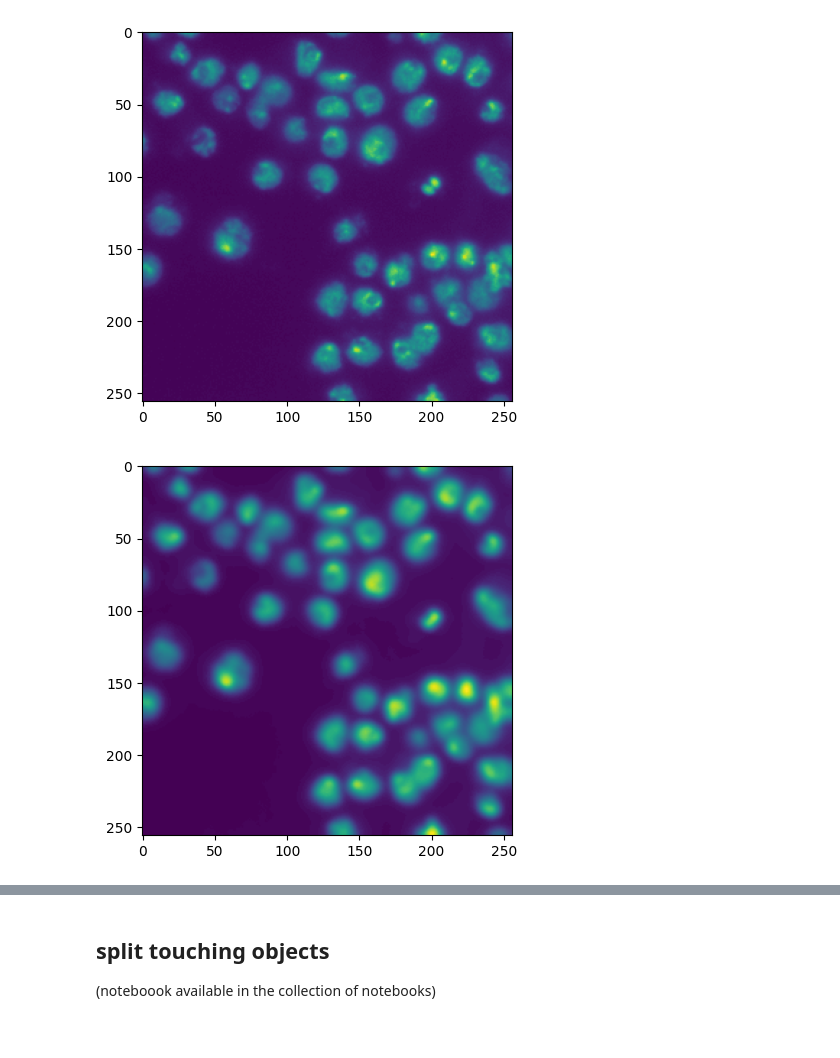
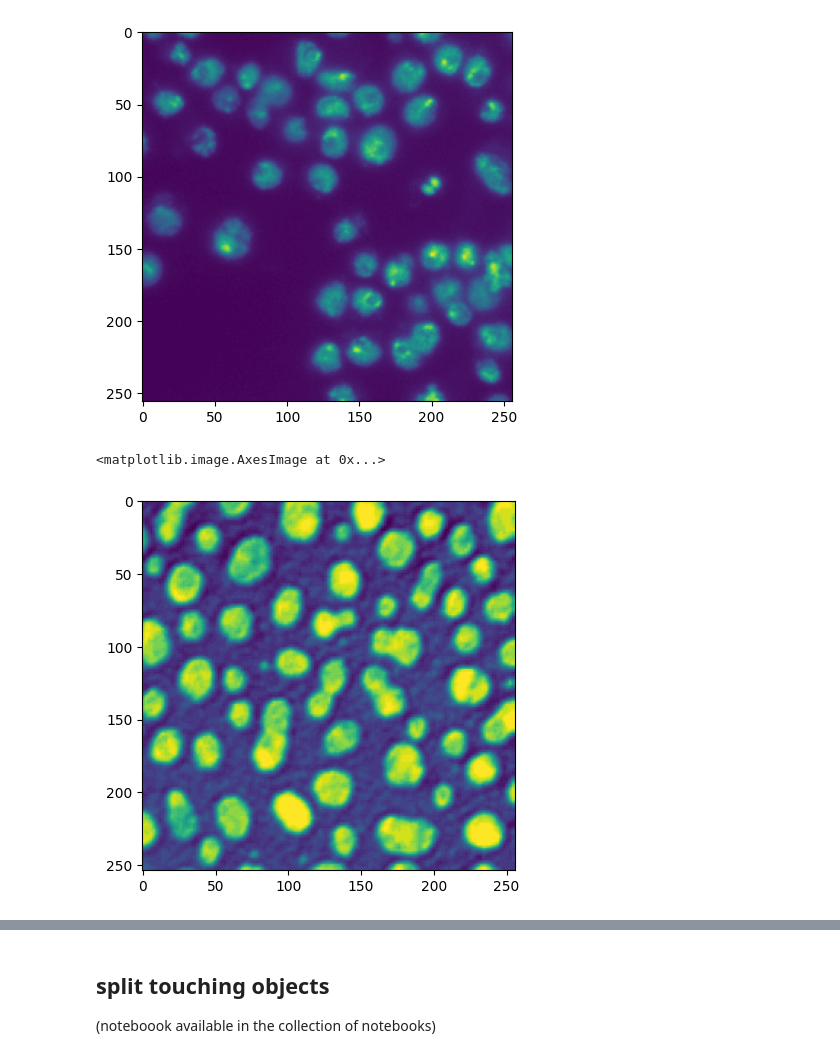
Before and after one commit to moritzmarquardt/workshop_IBEC, a Jupyter notebook: 01_image_analysis_basics.ipynb, the cells around one changed output, grey strips where cells are left out. Saved outputs shown, nothing was run; the diff lists cells and outputs as text; code cells hidden in the pictures.

```diff
--- a/01_image_analysis_basics.ipynb
+++ b/01_image_analysis_basics.ipynb
@@ -27,9 +29,9 @@ plt.show()
 # %% [output]
 Image.tif already exists
 [figure]
-# %%
-filtered_image = cv.bilateralFilter(img, 9, 75, 75)
-plt.imshow(filtered_image)
-plt.show()
-# %% [output]
-[figure, removed]
+# %%
+blobs = imread("data/blobs.tif")
+plt.imshow(blobs)
+# %% [output]
+<matplotlib.image.AxesImage at 0x...>
+[figure, added]
```
Also changed, not shown: parts of 8 cells of this notebook, 1 other file.
